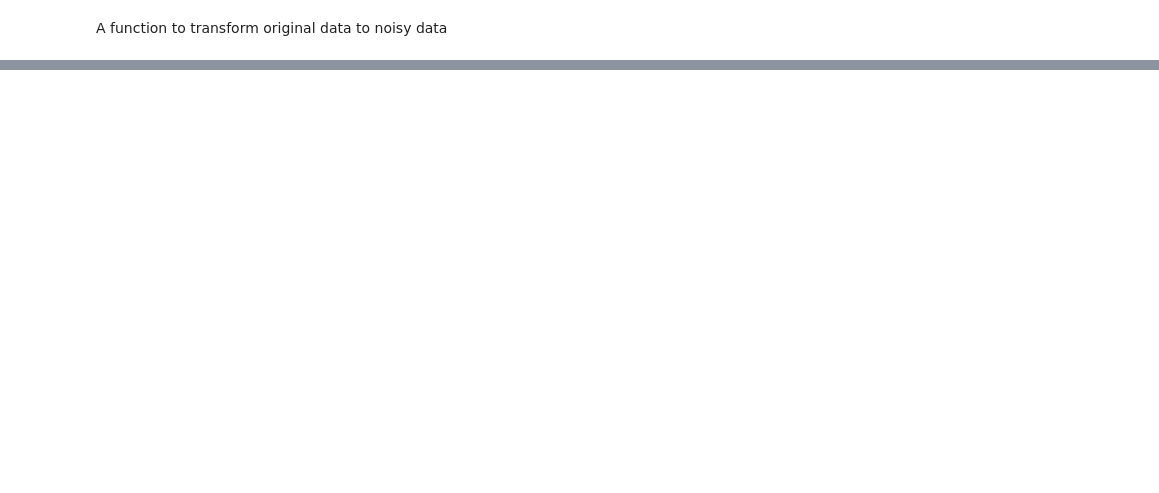
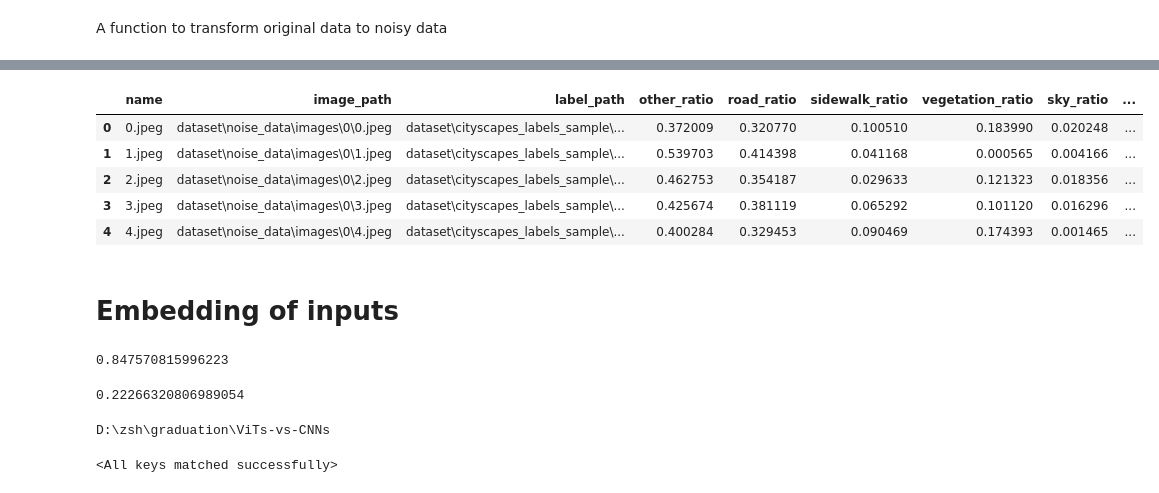
Before and after one commit to SihanZhu22/Graduation-project-domain-shift-image-2-image, a Jupyter notebook: jupyter/Embeddings for noisy images.ipynb, the cells around one changed output, grey strips where cells are left out. Saved outputs shown, nothing was run; the diff lists cells and outputs as text; code cells hidden in the pictures; blank space fills up the shorter version.

```diff
--- a/jupyter/Embeddings for noisy images.ipynb
+++ b/jupyter/Embeddings for noisy images.ipynb
@@ -92,0 +101,76 @@ df_input_full = pd.DataFrame(embedding,columns=["tsne_1","tsne_2"])
+# %%
+start = "D:\zsh\graduation\Graduation-project-domain-shift-image-2-image"
+# %%
+noisy_image_folder = "D:\zsh\graduation\Graduation-project-domain-shift-image-2-image\dataset\\noise_data\images"
+path_list = []
+for i,noisy_images in enumerate(input_image_array):
+    noise_level = noise_levels[i]
+    for j,image in enumerate(noisy_images):
+        img_object = Image.fromarray(image.astype(np.uint8))
+        name = str(j)+".jpeg"
+        img_path = os.path.join(noisy_image_folder,str(noise_level),name)
+        img_path_rel = os.path.relpath(img_path, start)
+        img_object.save(img_path)
+        original_row = original_df.loc[original_df["name"]==name]
+        label_path = original_row["label_path"].values[0]
+        instance=[name,img_path_rel,label_path]
+        for column in ratio_columns:
+            instance.append(original_row[column].values[0])
+
+        path_list.append(instance)
+# %%
+column_names_initial = ["name", "image_path","label_path"]
+column_names_initial.extend(ratio_columns)
+df = pd.DataFrame(path_list,columns = column_names_initial)
+# %%
+df["dataset"]="Cityscapes"
+# %%
+df.head()
+# %% [output]
+|  | name | image_path | label_path | other_ratio | road_ratio | sidewalk_ratio | vegetation_ratio | sky_ratio | ... |
+| 0 | 0.jpeg | dataset\noise_data\images\0\0.jpeg | dataset\cityscapes_labels_sample\... | 0.372009 | 0.320770 | 0.100510 | 0.183990 | 0.020248 | ... |
+| 1 | 1.jpeg | dataset\noise_data\images\0\1.jpeg | dataset\cityscapes_labels_sample\... | 0.539703 | 0.414398 | 0.041168 | 0.000565 | 0.004166 | ... |
+| 2 | 2.jpeg | dataset\noise_data\images\0\2.jpeg | dataset\cityscapes_labels_sample\... | 0.462753 | 0.354187 | 0.029633 | 0.121323 | 0.018356 | ... |
+| 3 | 3.jpeg | dataset\noise_data\images\0\3.jpeg | dataset\cityscapes_labels_sample\... | 0.425674 | 0.381119 | 0.065292 | 0.101120 | 0.016296 | ... |
+| 4 | 4.jpeg | dataset\noise_data\images\0\4.jpeg | dataset\cityscapes_labels_sample\... | 0.400284 | 0.329453 | 0.090469 | 0.174393 | 0.001465 | ... |
+# %% [markdown]
+# Embedding of inputs
+# %%
+simple_combined_embedding =np.reshape(input_image_array,(len(input_image_array)*sample_number, 256*256*3))
+
+pca_50 = PCA(n_components=50)
+pca_embedding = pca_50.fit_transform(simple_combined_embedding)
+print(np.sum(pca_50.explained_variance_ratio_))
+tsne = TSNE()
+simple_tsne_embedding = tsne.fit_transform(pca_embedding)
+# %% [output]
+0.847570815996223
+# %%
+pca = PCA(n_components=2)
+pca_embedding = pca.fit_transform(simple_combined_embedding)
+print(np.sum(pca.explained_variance_ratio_))
+# %% [output]
+0.22266320806989054
+# %%
+cd D:\zsh\graduation\ViTs-vs-CNNs
+# %% [output]
+D:\zsh\graduation\ViTs-vs-CNNs
+# %%
+import torch
+import torch.nn as nn
+import global_val
+
+from models.ghost_bn import GhostBN2D_ADV
+from models.advresnet_gbn_gelu import Affine
+import models.advresnet_gbn_gelu as advres
+from main_adv_res import EightBN
+
+device = torch.device("cuda:0" if torch.cuda.is_available() else "cpu")
+
+classifier_model = advres.__dict__["resnet50"](norm_layer = EightBN)
+weights_path = "D:\zsh\graduation\Graduation-project-domain-shift-image-2-image\models\\advres50_gelu.pth"
+weight_dict = torch.load(weights_path,map_location=device)["model"]
+
+classifier_model.load_state_dict(weight_dict)
+# %% [output]
+<All keys matched successfully>
```
Also changed, not shown: parts of 56 cells of this notebook, 1 other file.
